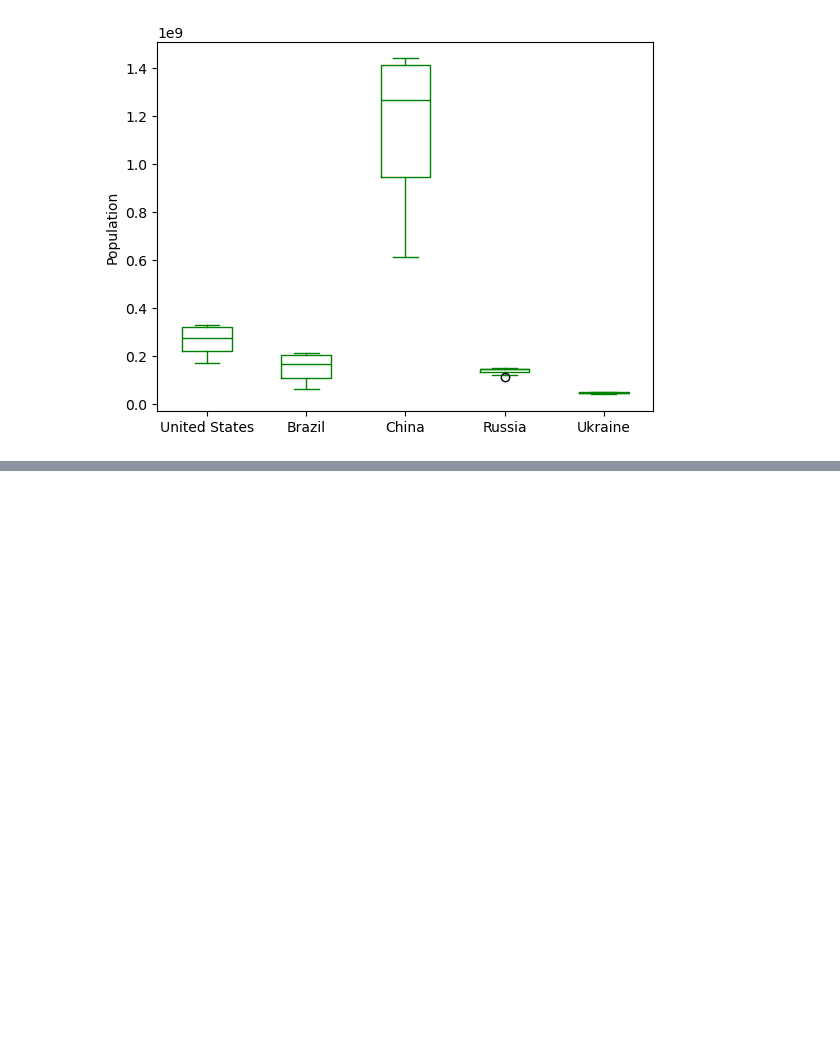
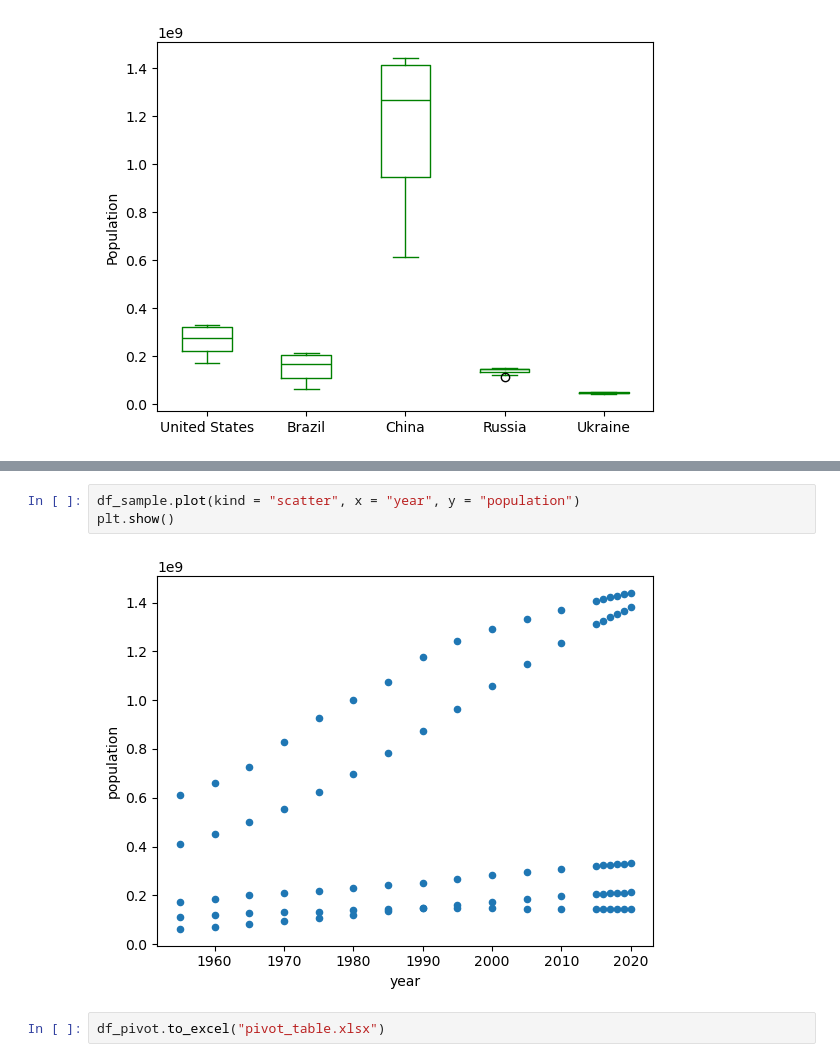
Before and after one commit to AliNuriev/oc-and-c-preps, a Jupyter notebook: Project 2 - Data Visualization.ipynb, the cells around one changed output, grey strips where cells are left out. Cells and saved outputs as stored; diff of their text form; blank space fills up the shorter version.

```diff
--- a/Project 2 - Data Visualization.ipynb
+++ b/Project 2 - Data Visualization.ipynb
@@ -166,0 +199,7 @@ TypeError: no numeric data to plot
+# %%
+df_sample.plot(kind = "scatter", x = "year", y = "population")
+plt.show()
+# %% [output]
+[figure, added]
+# %%
+df_pivot.to_excel("pivot_table.xlsx")
```
Also changed, not shown: parts of 5 cells of this notebook, 2 other files.
